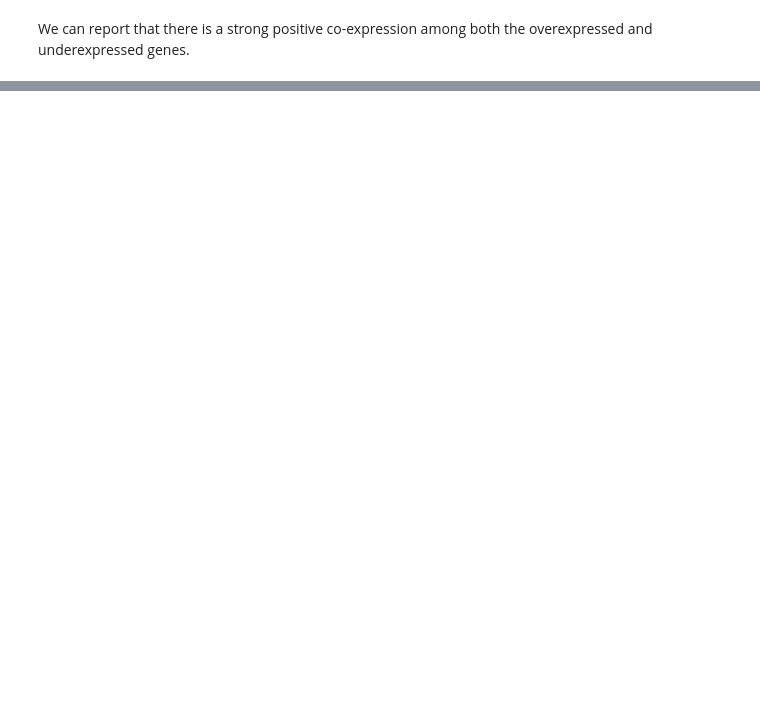
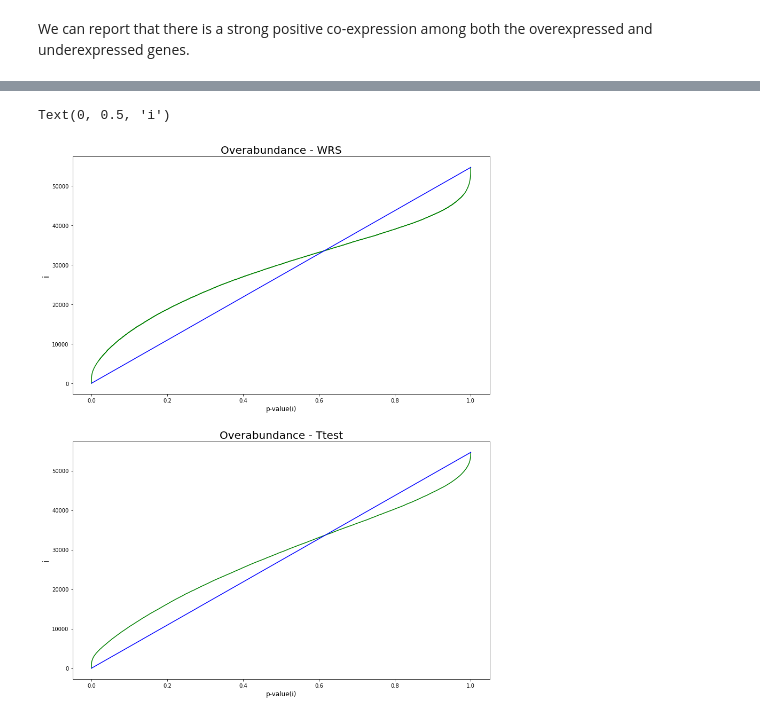
Before and after one commit to Omergral/Statistics_DataAnalysis_Msc, a Jupyter notebook: HW/HW4/311515381_206337768.ipynb, the cells around one changed output, grey strips where cells are left out. Saved outputs shown, nothing was run; the diff lists cells and outputs as text; code cells hidden in the pictures; blank space fills up the shorter version.

```diff
--- a/HW/HW4/311515381_206337768.ipynb
+++ b/HW/HW4/311515381_206337768.ipynb
@@ -230,0 +336,25 @@ We can report that there is a strong positive co-expression among both the overe
+# %%
+WRS_new = WRS.copy()
+WRS_new.loc['Pvalue'] /= 2  # adjusting the p-value to be one-sided
+WRS_new.loc['Pvalue'][WRS_new.loc['statistic'] < 0] = 1 - WRS_new.loc['Pvalue'][WRS_new.loc['statistic'] < 0]  # adjusting the data
+overabundance_WRS = WRS_new.loc['Pvalue'].sort_values().values
+
+Ttest_new = Ttest.copy()
+Ttest_new.loc['Pvalue'] /= 2  # adjusting the p-value to be one-sided
+Ttest_new.loc['Pvalue'][Ttest_new.loc['statistic'] < 0] = 1 - Ttest_new.loc['Pvalue'][Ttest_new.loc['statistic'] < 0]  # adjusting the data
+overabundance_Ttest = Ttest_new.loc['Pvalue'].sort_values().values
+# %%
+fig, axes = plt.subplots(2, 1, figsize=(14,18))
+axes[0].plot(overabundance_WRS, np.arange(len(overabundance_WRS)), color='green')
+axes[0].plot(np.linspace(0, 1.0, len(overabundance_WRS)), np.arange(len(overabundance_WRS)), color='blue')
+axes[0].set_title("Overabundance - WRS", fontsize=20)
+axes[0].set_xlabel('p-value(i)', fontsize=12)
+axes[0].set_ylabel('i', fontsize=15)
+axes[1].plot(overabundance_Ttest, np.arange(len(overabundance_Ttest)), color='green')
+axes[1].plot(np.linspace(0, 1.0, len(overabundance_Ttest)), np.arange(len(overabundance_Ttest)), color='blue')
+axes[1].set_title("Overabundance - Ttest", fontsize=20)
+axes[1].set_xlabel('p-value(i)', fontsize=12)
+axes[1].set_ylabel('i', fontsize=15)
+# %% [output]
+Text(0, 0.5, 'i')
+[figure, added]
```
Also changed, not shown: parts of 31 cells of this notebook.
